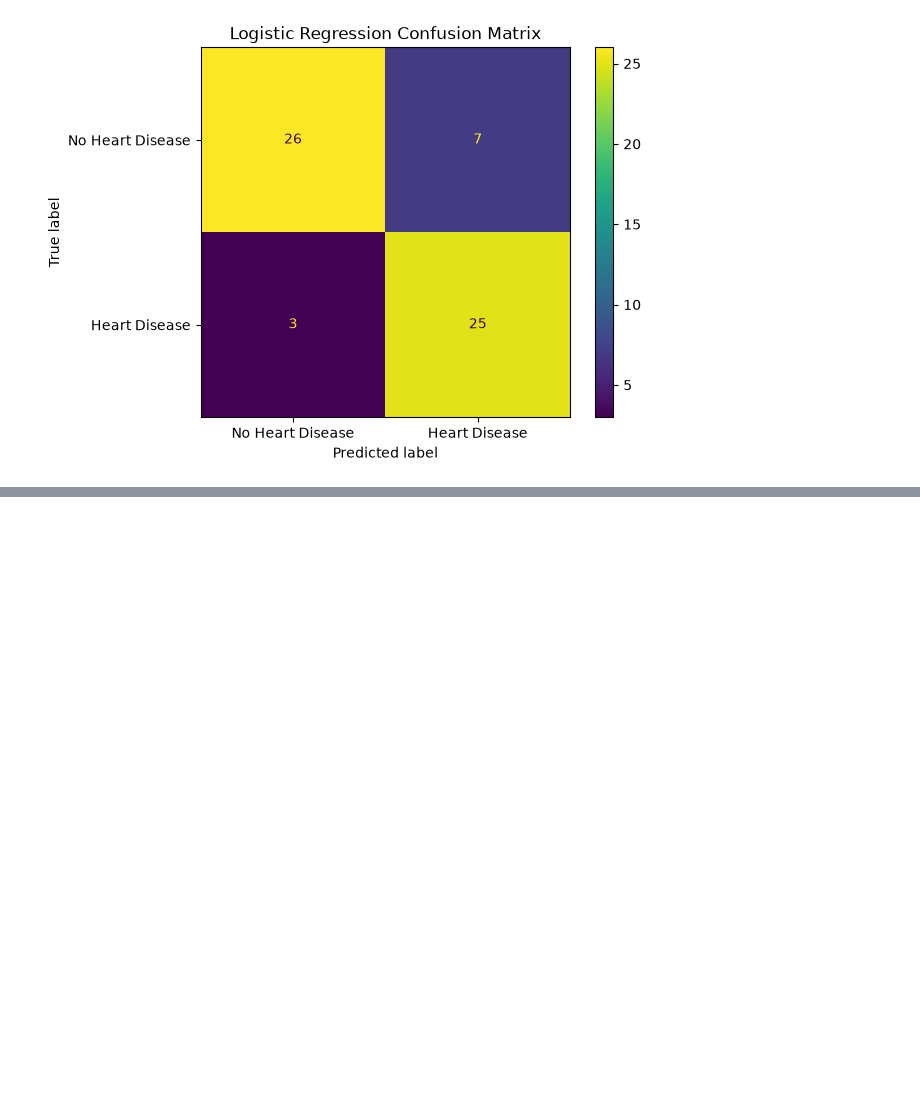
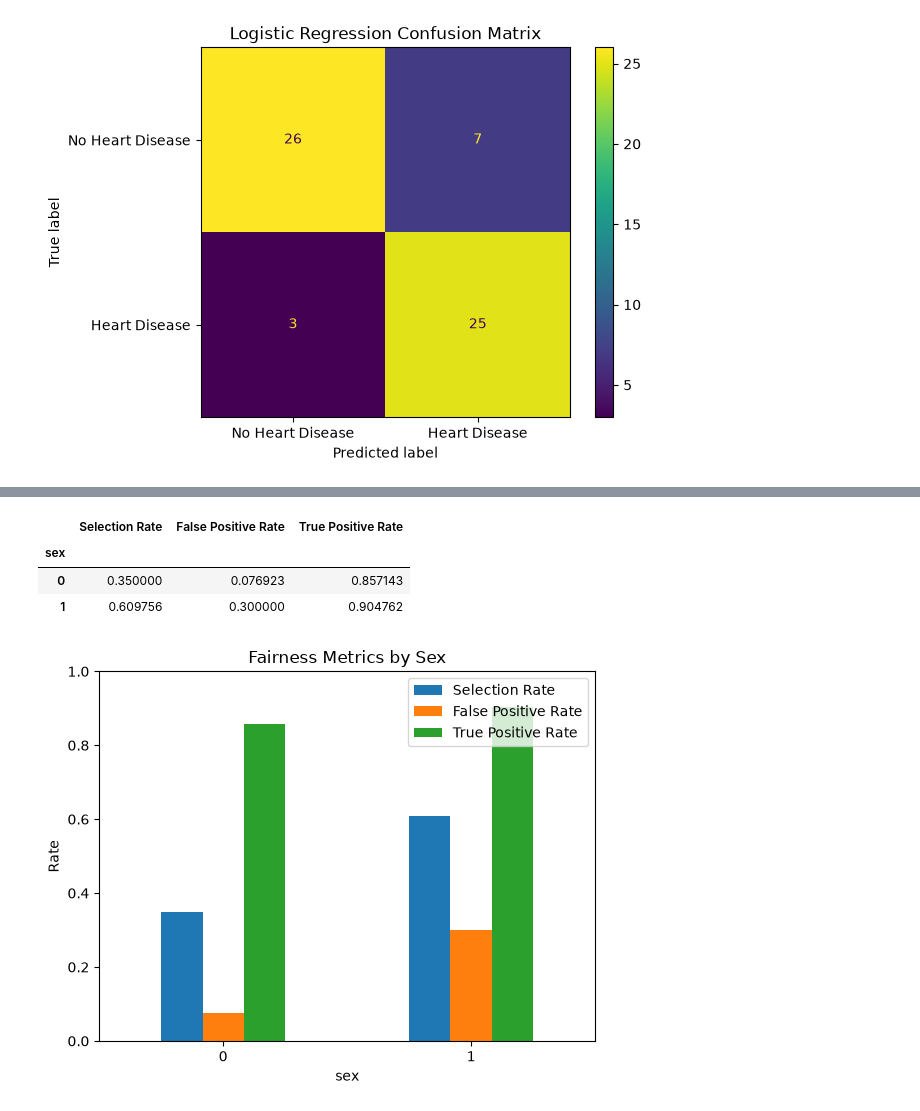
Before and after one commit to Yvesangwa/AI_labs, a Jupyter notebook: Lesson_14_Ethical_AI_Analysis/Ethical_AI_analysis.ipynb, the cells around one changed output, grey strips where cells are left out. Saved outputs shown, nothing was run; the diff lists cells and outputs as text; code cells hidden in the pictures; blank space fills up the shorter version.

Commit message:
Fairness analysis

```diff
--- a/Lesson_14_Ethical_AI_Analysis/Ethical_AI_analysis.ipynb
+++ b/Lesson_14_Ethical_AI_Analysis/Ethical_AI_analysis.ipynb
@@ -264,0 +293,34 @@ plt.show()
+# %%
+# Define fairness metrics
+
+metrics = {
+    'Selection Rate': selection_rate,
+    'False Positive Rate': false_positive_rate,
+    'True Positive Rate': true_positive_rate}
+# %%
+# Calculate fairness by sex
+
+fairness = MetricFrame(
+    metrics=metrics,
+    y_true=y_test,
+    y_pred=y_pred,
+    sensitive_features=sensitive_test)
+
+fairness.by_group
+# %% [output]
+|  | Selection Rate | False Positive Rate | True Positive Rate |
+| sex |  |  |  |
+| 0 | 0.350000 | 0.076923 | 0.857143 |
+| 1 | 0.609756 | 0.300000 | 0.904762 |
+# %%
+# Visualize the metrics by sex
+
+fairness.by_group.plot(kind='bar')
+
+plt.title('Fairness Metrics by Sex')
+plt.ylabel('Rate')
+plt.ylim(0, 1)
+plt.xticks(rotation=0)
+plt.show()
+# %% [output]
+[figure, added]
```
Also changed, not shown: parts of 3 cells of this notebook.
